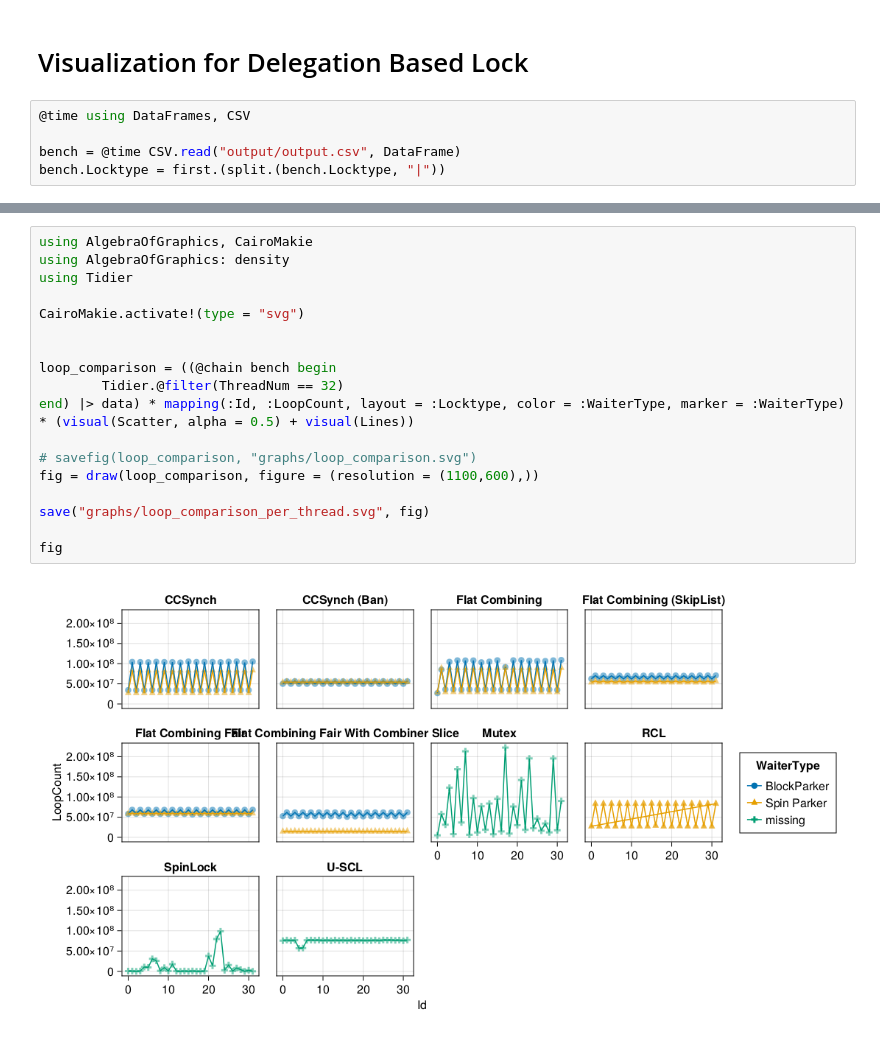
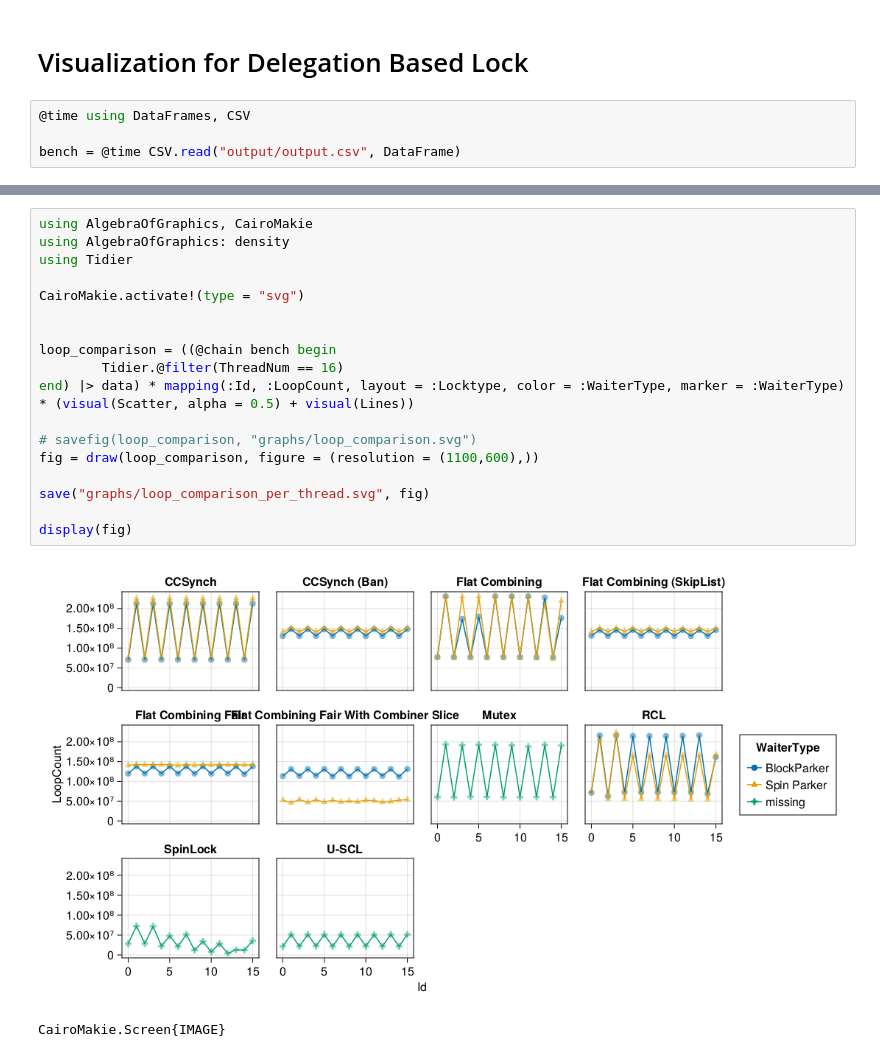
Before and after one commit to taooceros/Locks, a Jupyter notebook: visualization/graph.ipynb, the cells around one changed output, grey strips where cells are left out. Drawn from its saved outputs; the diff is of its cells as text.

Commit message:
new graph and report

```diff
--- a/visualization/graph.ipynb
+++ b/visualization/graph.ipynb
@@ -4,5 +4,4 @@
 @time using DataFrames, CSV
 
 bench = @time CSV.read("output/output.csv", DataFrame)
-bench.Locktype = first.(split.(bench.Locktype, "|"))
 # %% [output]
@@ -49,20 +52,21 @@ fig
 # %%
 using AlgebraOfGraphics, CairoMakie
 using AlgebraOfGraphics: density
 using Tidier
 
 CairoMakie.activate!(type = "svg")
 
 
 loop_comparison = ((@chain bench begin
-        Tidier.@filter(ThreadNum == 32)
+        Tidier.@filter(ThreadNum == 16)
 end) |> data) * mapping(:Id, :LoopCount, layout = :Locktype, color = :WaiterType, marker = :WaiterType) * (visual(Scatter, alpha = 0.5) + visual(Lines))
 
 # savefig(loop_comparison, "graphs/loop_comparison.svg")
 fig = draw(loop_comparison, figure = (resolution = (1100,600),))
 
 save("graphs/loop_comparison_per_thread.svg", fig)
 
-fig
+display(fig)
 # %% [output]
-[figure, old version]
+[figure, new version]
+CairoMakie.Screen{IMAGE}
```
Also changed, not shown: parts of 6 cells of this notebook, 13 other files.
